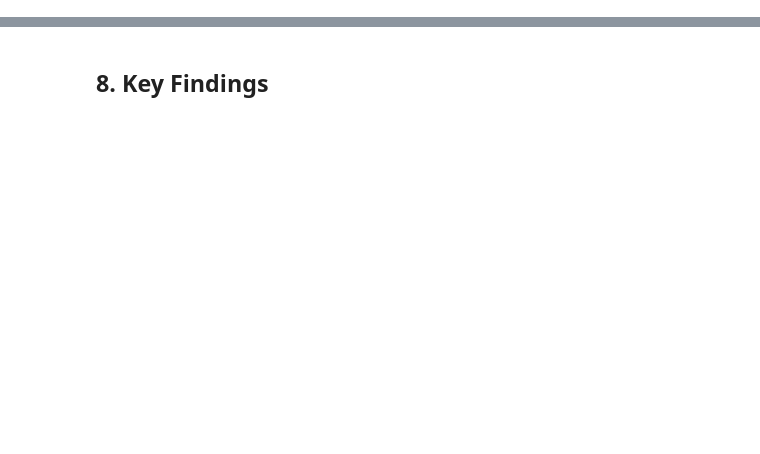
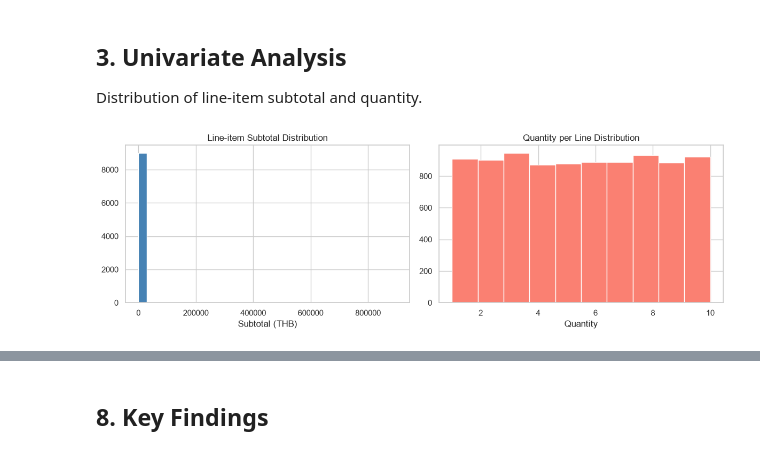
Before and after one commit to firstnapat/data-engineer-essential-code, a Jupyter notebook: 02_working_with_data/02_assignment/workshop_eda.ipynb, the cells around one changed output, grey strips where cells are left out. Cells and saved outputs as stored; diff of their text form; code cells hidden in the pictures; blank space fills up the shorter version.

```diff
--- a/02_working_with_data/02_assignment/workshop_eda.ipynb
+++ b/02_working_with_data/02_assignment/workshop_eda.ipynb
@@ -258,0 +30,17 @@ Price vs stock correlation: -0.469
+# %%
+import os
+import pandas as pd
+import matplotlib.pyplot as plt
+import seaborn as sns
+
+pd.set_option('display.float_format', '{:,.0f}'.format)
+sns.set_theme(style='whitegrid')
+%matplotlib inline
+
+DATASETS = next(
+    os.path.join(d, 'datasets')
+    for d in ['.', '..', '../..', '../../..']
+    if os.path.isdir(os.path.join(d, 'datasets'))
+)
+RAW = os.path.join(DATASETS, 'new-raw')
+print('Setup complete')
@@ -258,0 +78,10 @@ Price vs stock correlation: -0.469
+# %%
+sales = (
+    order_items
+    .merge(products[['product_id', 'product_name', 'category', 'brand']], on='product_id', how='inner')
+    .merge(orders[['order_id', 'customer_id', 'order_date', 'status']], on='order_id', how='inner')
+    .merge(customers[['customer_id', 'sub_tier']], on='customer_id', how='left')
+)
+sales['month'] = sales['order_date'].dt.strftime('%Y-%m')
+print('sales shape:', sales.shape)
+sales.head()
@@ -258,0 +108,19 @@ Price vs stock correlation: -0.469
+# %% [markdown]
+## 3. Univariate Analysis
+
+Distribution of line-item subtotal and quantity.
+# %%
+fig, axes = plt.subplots(1, 2, figsize=(12, 4))
+
+sales['subtotal'].hist(bins=30, ax=axes[0], color='steelblue', edgecolor='white')
+axes[0].set_title('Line-item Subtotal Distribution')
+axes[0].set_xlabel('Subtotal (THB)')
+
+sales['qty'].hist(bins=10, ax=axes[1], color='salmon', edgecolor='white')
+axes[1].set_title('Quantity per Line Distribution')
+axes[1].set_xlabel('Quantity')
+
+plt.tight_layout()
+plt.show()
+# %% [output]
+[figure, added]
```
Also changed, not shown: parts of 45 cells of this notebook, 33 other files.
